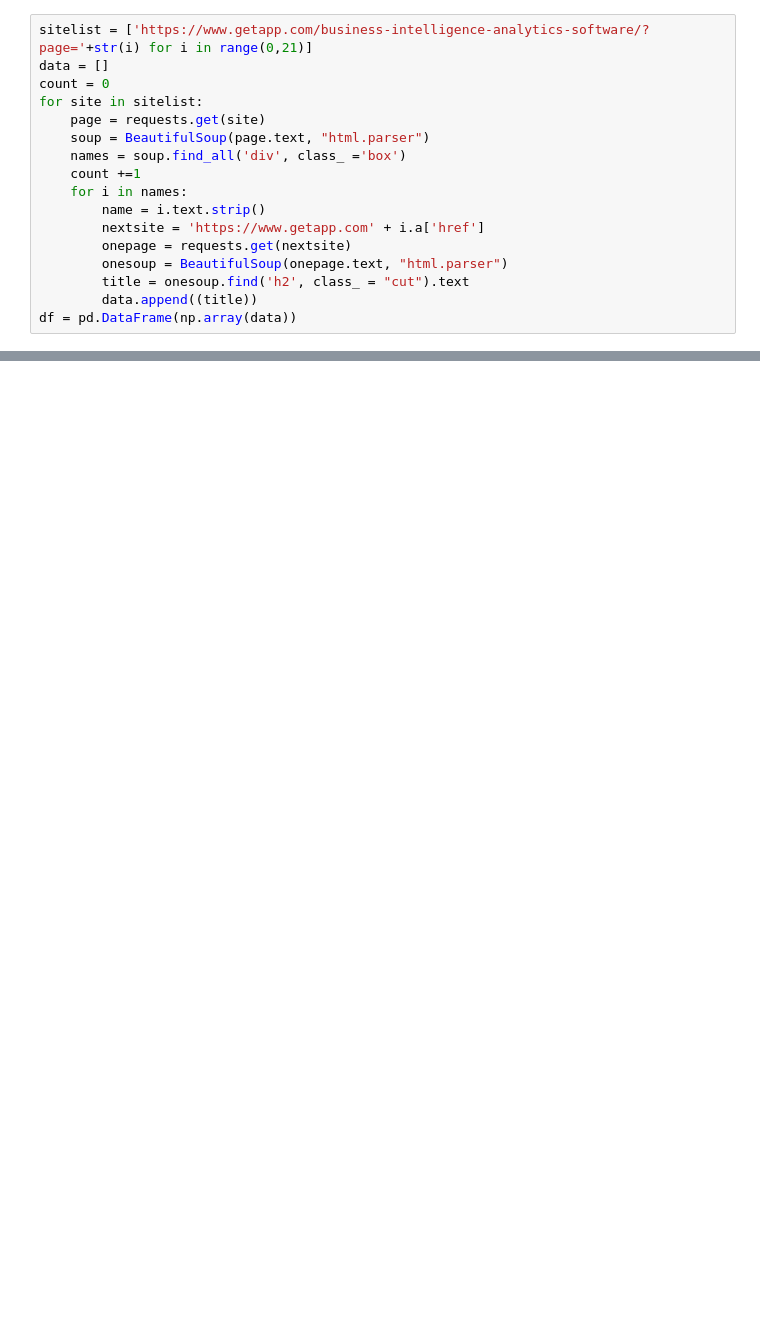
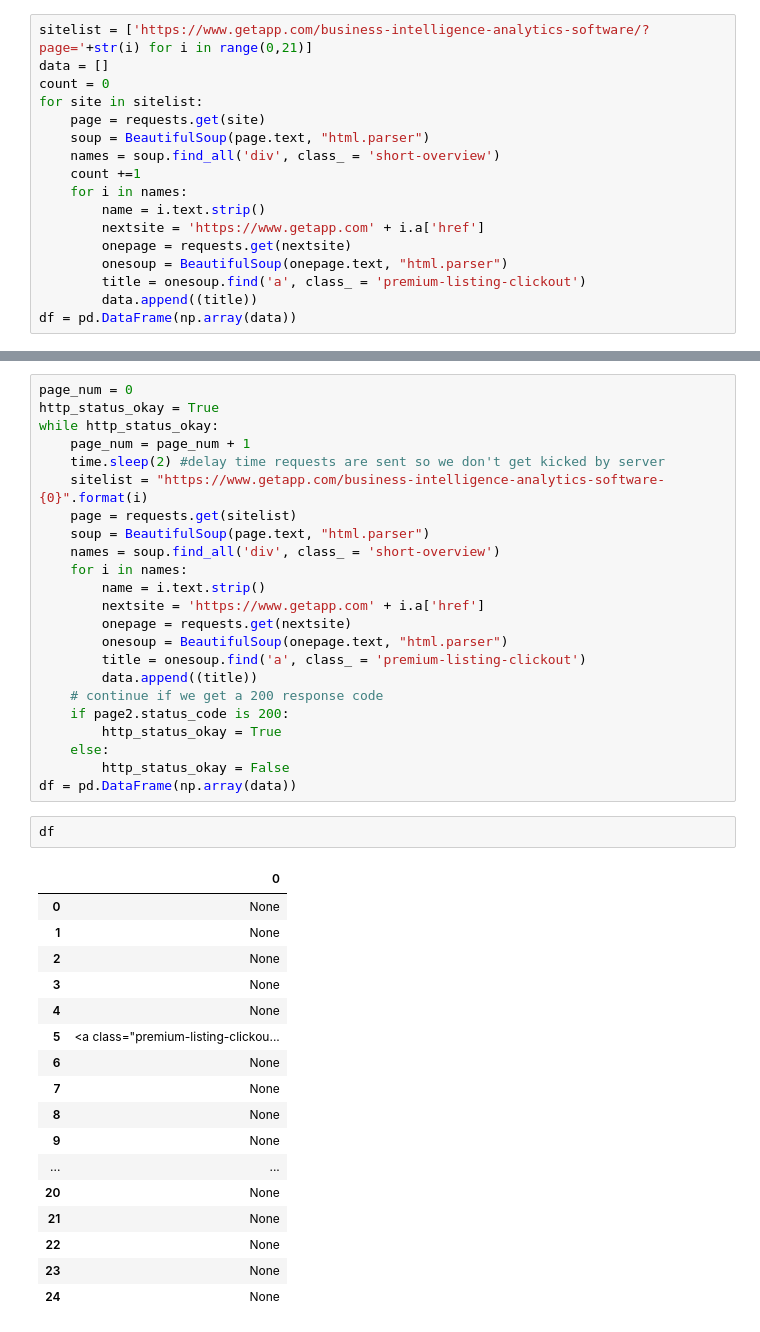
Before and after one commit to eponkratova/bi_tools_scrapping, a Jupyter notebook: get_app.ipynb, the cells around one changed output, grey strips where cells are left out. Saved outputs shown, nothing was run; the diff lists cells and outputs as text; blank space fills up the shorter version.

Commit message:
working with getapp pages

```diff
--- a/get_app.ipynb
+++ b/get_app.ipynb
@@ -37,13 +37,13 @@ count = 0
 for site in sitelist:
     page = requests.get(site)
     soup = BeautifulSoup(page.text, "html.parser")
-    names = soup.find_all('div', class_ ='box')
+    names = soup.find_all('div', class_ = 'short-overview')
     count +=1
     for i in names:
         name = i.text.strip()
         nextsite = 'https://www.getapp.com' + i.a['href']
         onepage = requests.get(nextsite)
         onesoup = BeautifulSoup(onepage.text, "html.parser")
-        title = onesoup.find('h2', class_ = "cut").text
+        title = onesoup.find('a', class_ = 'premium-listing-clickout')
         data.append((title))
 df = pd.DataFrame(np.array(data))
@@ -51,0 +50,43 @@ NameError: name 'requests' is not defined
+# %%
+page_num = 0
+http_status_okay = True
+while http_status_okay:
+    page_num = page_num + 1
+    time.sleep(2) #delay time requests are sent so we don't get kicked by server
+    sitelist = "https://www.getapp.com/business-intelligence-analytics-software-{0}".format(i)
+    page = requests.get(sitelist)
+    soup = BeautifulSoup(page.text, "html.parser")
+    names = soup.find_all('div', class_ = 'short-overview')
+    for i in names:
+        name = i.text.strip()
+        nextsite = 'https://www.getapp.com' + i.a['href']
+        onepage = requests.get(nextsite)
+        onesoup = BeautifulSoup(onepage.text, "html.parser")
+        title = onesoup.find('a', class_ = 'premium-listing-clickout')
+        data.append((title))
+    # continue if we get a 200 response code
+    if page2.status_code is 200:
+        http_status_okay = True
+    else:
+        http_status_okay = False
+df = pd.DataFrame(np.array(data))
+# %%
+df
+# %% [output]
+|  | 0 |
+| 0 | None |
+| 1 | None |
+| 2 | None |
+| 3 | None |
+| 4 | None |
+| 5 | <a class="premium-listing-clickou... |
+| 6 | None |
+| 7 | None |
+| 8 | None |
+| 9 | None |
+| ... | ... |
+| 20 | None |
+| 21 | None |
+| 22 | None |
+| 23 | None |
+| 24 | None |
```
Also changed, not shown: parts of 4 cells of this notebook.
